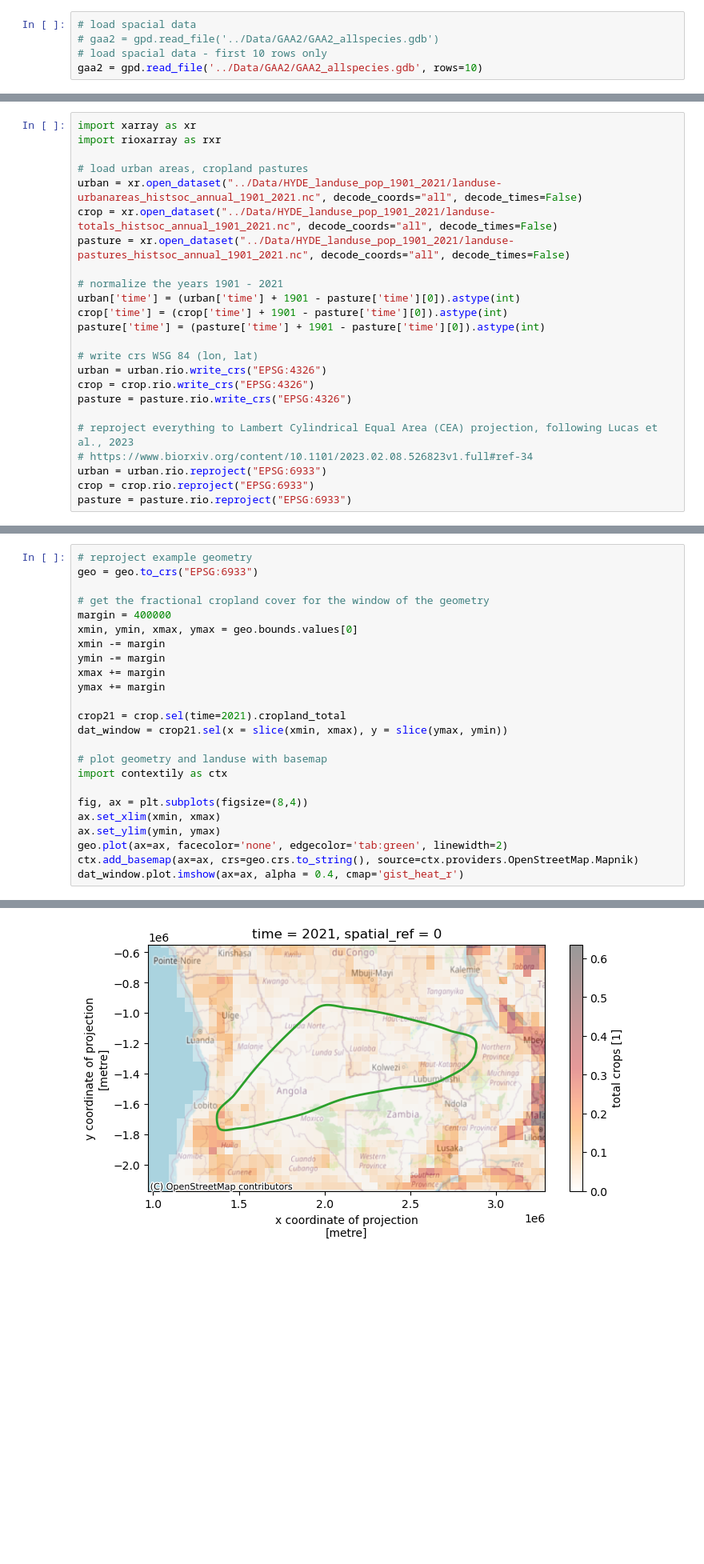
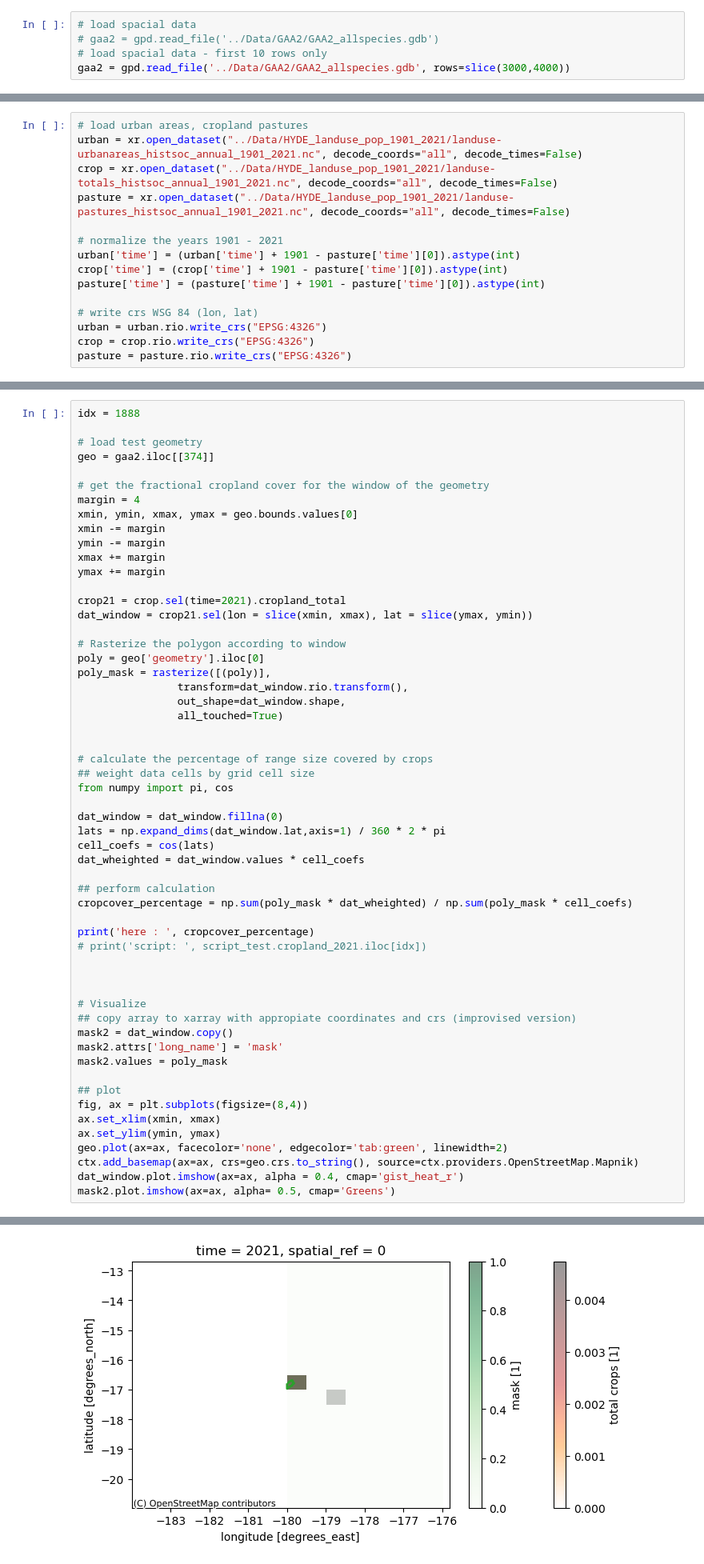
Before and after one commit to Copani/RedList_Climate, a Jupyter notebook: explore_erm_data.ipynb, the cells around one changed output, grey strips where cells are left out. Shown: that part at 80% size. Saved outputs shown, nothing was run; the diff lists cells and outputs as text; blank space fills up the shorter version.

Commit message:
Added landuse processing

```diff
--- a/explore_erm_data.ipynb
+++ b/explore_erm_data.ipynb
@@ -21,7 +23,7 @@ import matplotlib.pyplot as plt
 # load spacial data
 # gaa2 = gpd.read_file('../Data/GAA2/GAA2_allspecies.gdb')
 # load spacial data - first 10 rows only
-gaa2 = gpd.read_file('../Data/GAA2/GAA2_allspecies.gdb', rows=10)
+gaa2 = gpd.read_file('../Data/GAA2/GAA2_allspecies.gdb', rows=slice(3000,4000))
 # %%
 gaa2.head()
 # %% [output]
@@ -48,9 +43,6 @@ https://www.nature.com/articles/sdata201667
 Yearly 2000 - 2018 Mu et al. (2022), Nature
 https://www.nature.com/articles/s41597-022-01284-8
 # %%
-import xarray as xr
-import rioxarray as rxr
-
 # load urban areas, cropland pastures
 urban = xr.open_dataset("../Data/HYDE_landuse_pop_1901_2021/landuse-urbanareas_histsoc_annual_1901_2021.nc", decode_coords="all", decode_times=False)
 crop = xr.open_dataset("../Data/HYDE_landuse_pop_1901_2021/landuse-totals_histsoc_annual_1901_2021.nc", decode_coords="all", decode_times=False)
@@ -65,11 +57,5 @@ pasture['time'] = (pasture['time'] + 1901 - pasture['time'][0]).astype(int)
 urban = urban.rio.write_crs("EPSG:4326")
 crop = crop.rio.write_crs("EPSG:4326")
 pasture = pasture.rio.write_crs("EPSG:4326")
-
-# reproject everything to Lambert Cylindrical Equal Area (CEA) projection, following Lucas et al., 2023
-# https://www.biorxiv.org/content/10.1101/2023.02.08.526823v1.full#ref-34
-urban = urban.rio.reproject("EPSG:6933")
-crop = crop.rio.reproject("EPSG:6933")
-pasture = pasture.rio.reproject("EPSG:6933")
 # %%
 # plot 2021
@@ -86,9 +74,11 @@ crop.sel(time=2021).cropland_total.plot.imshow(cmap='viridis', add_colorbar=True
 # %%
-# reproject example geometry
-geo = geo.to_crs("EPSG:6933")
+idx = 1888
+
+# load test geometry
+geo = gaa2.iloc[[374]]
 
 # get the fractional cropland cover for the window of the geometry
-margin = 400000
+margin = 4
 xmin, ymin, xmax, ymax = geo.bounds.values[0]
 xmin -= margin
 ymin -= margin
@@ -96,15 +86,45 @@ xmax += margin
 ymax += margin
 
 crop21 = crop.sel(time=2021).cropland_total
-dat_window = crop21.sel(x = slice(xmin, xmax), y = slice(ymax, ymin))
+dat_window = crop21.sel(lon = slice(xmin, xmax), lat = slice(ymax, ymin))
 
-# plot geometry and landuse with basemap
-import contextily as ctx
+# Rasterize the polygon according to window
+poly = geo['geometry'].iloc[0]
+poly_mask = rasterize([(poly)],
+                transform=dat_window.rio.transform(),
+                out_shape=dat_window.shape,
+                all_touched=True)
 
+
+# calculate the percentage of range size covered by crops
+## weight data cells by grid cell size
+from numpy import pi, cos
+
+dat_window = dat_window.fillna(0)
+lats = np.expand_dims(dat_window.lat,axis=1) / 360 * 2 * pi
+cell_coefs = cos(lats)
+dat_wheighted = dat_window.values * cell_coefs
+
+## perform calculation
+cropcover_percentage = np.sum(poly_mask * dat_wheighted) / np.sum(poly_mask * cell_coefs)
+
+print('here : ', cropcover_percentage)
+# print('script: ', script_test.cropland_2021.iloc[idx])
+
+
+
+# Visualize
+## copy array to xarray with appropiate coordinates and crs (improvised version)
+mask2 = dat_window.copy()
+mask2.attrs['long_name'] = 'mask'
+mask2.values = poly_mask
+
+## plot
 fig, ax = plt.subplots(figsize=(8,4))
 ax.set_xlim(xmin, xmax)
 ax.set_ylim(ymin, ymax)
 geo.plot(ax=ax, facecolor='none', edgecolor='tab:green', linewidth=2)
 ctx.add_basemap(ax=ax, crs=geo.crs.to_string(), source=ctx.providers.OpenStreetMap.Mapnik)
 dat_window.plot.imshow(ax=ax, alpha = 0.4, cmap='gist_heat_r')
+mask2.plot.imshow(ax=ax, alpha= 0.5, cmap='Greens')
 # %% [output]
@@ -112 +133 @@ dat_window.plot.imshow(ax=ax, alpha = 0.4, cmap='gist_heat_r')
-[figure, old version]
+[figure, new version]
```
Also changed, not shown: parts of 9 cells of this notebook, 4 other files.
